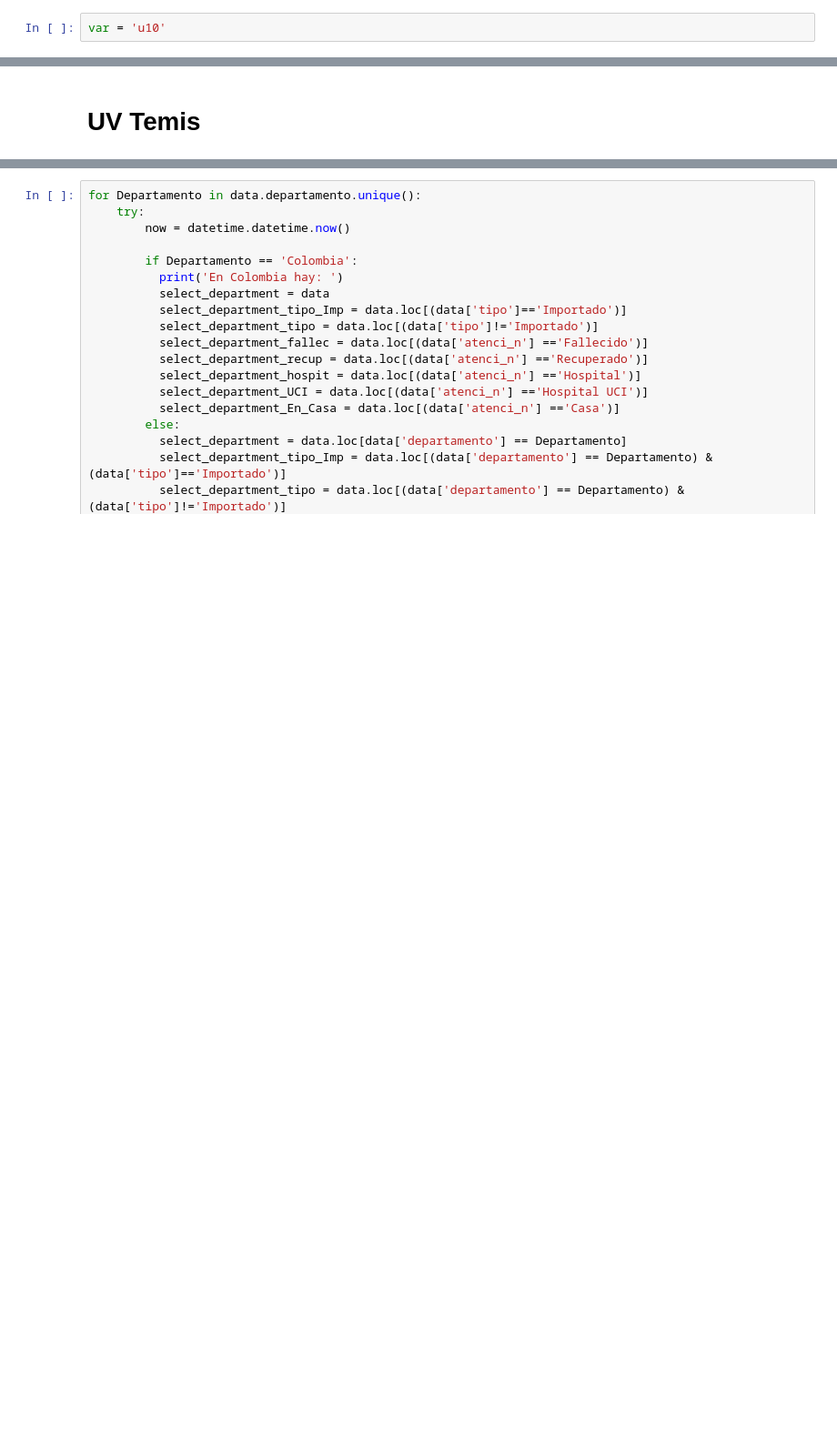
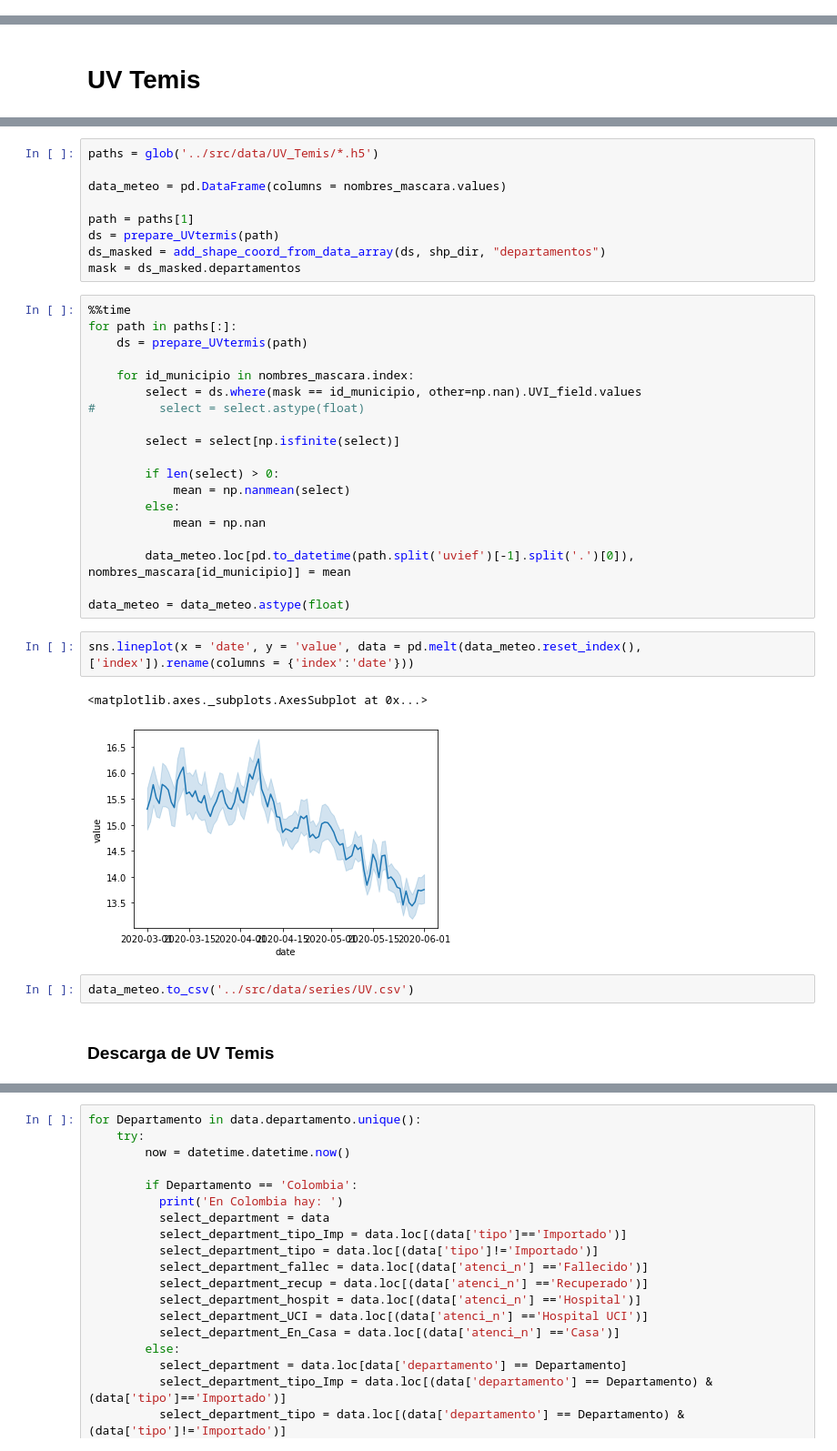
Before and after one commit to seospinale/COVID19-meteorologia, a Jupyter notebook: notebook/meteorological_variables.ipynb, the cells around one changed output, grey strips where cells are left out. Shown: that part at 91% size. Saved outputs shown, nothing was run; the diff lists cells and outputs as text; blank space fills up the shorter version.

Commit message:
Notebook for processing meteorological data is completed

```diff
--- a/notebook/meteorological_variables.ipynb
+++ b/notebook/meteorological_variables.ipynb
@@ -257,3 +264 @@ Timestamp('2020-03-08 00:00:00')
-# %%
-var = 'u10'
 # %%
@@ -293,2 +304,39 @@ import urllib
+# %%
+paths = glob('../src/data/UV_Temis/*.h5')
+
+data_meteo = pd.DataFrame(columns = nombres_mascara.values)
+
+path = paths[1]
+ds = prepare_UVtermis(path)
+ds_masked = add_shape_coord_from_data_array(ds, shp_dir, "departamentos")
+mask = ds_masked.departamentos
+# %%
+%%time
+for path in paths[:]:
+    ds = prepare_UVtermis(path)
+
+    for id_municipio in nombres_mascara.index:
+        select = ds.where(mask == id_municipio, other=np.nan).UVI_field.values
+#         select = select.astype(float)
+
+        select = select[np.isfinite(select)]
+
+        if len(select) > 0:
+            mean = np.nanmean(select)
+        else:
+            mean = np.nan
+
+        data_meteo.loc[pd.to_datetime(path.split('uvief')[-1].split('.')[0]), nombres_mascara[id_municipio]] = mean
+
+data_meteo = data_meteo.astype(float)
+# %%
+sns.lineplot(x = 'date', y = 'value', data = pd.melt(data_meteo.reset_index(), ['index']).rename(columns = {'index':'date'}))
+# %% [output]
+<matplotlib.axes._subplots.AxesSubplot at 0x...>
+[figure, added]
+# %%
+data_meteo.to_csv('../src/data/series/UV.csv')
+# %% [markdown]
+### Descarga de UV Temis
 # %%
 base_url = 'http://www.temis.nl/uvradiation/archives/v2.0/{year}/{month}/uvief{date}.hdf'
```
Also changed, not shown: parts of 19 cells of this notebook, 3 other files.
